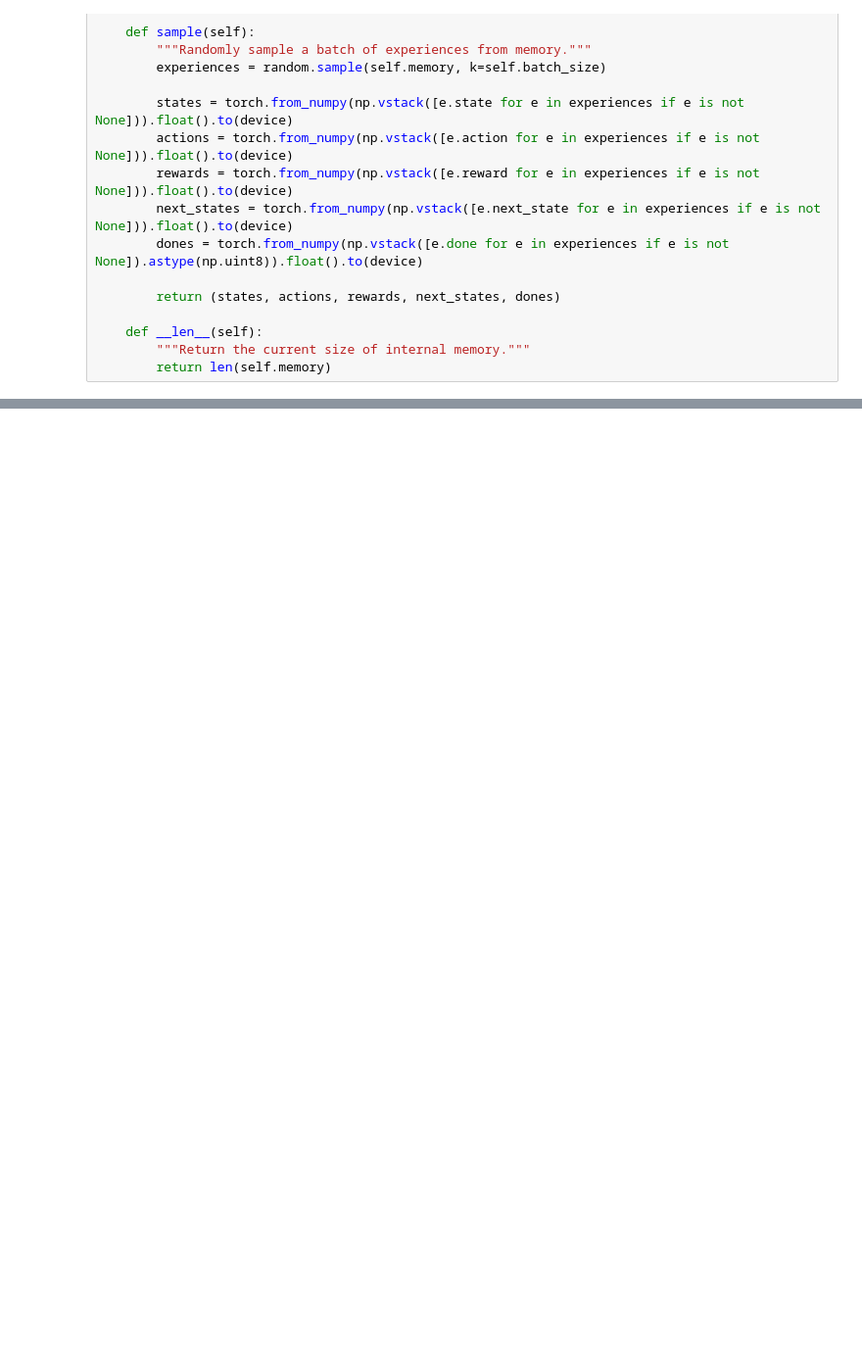
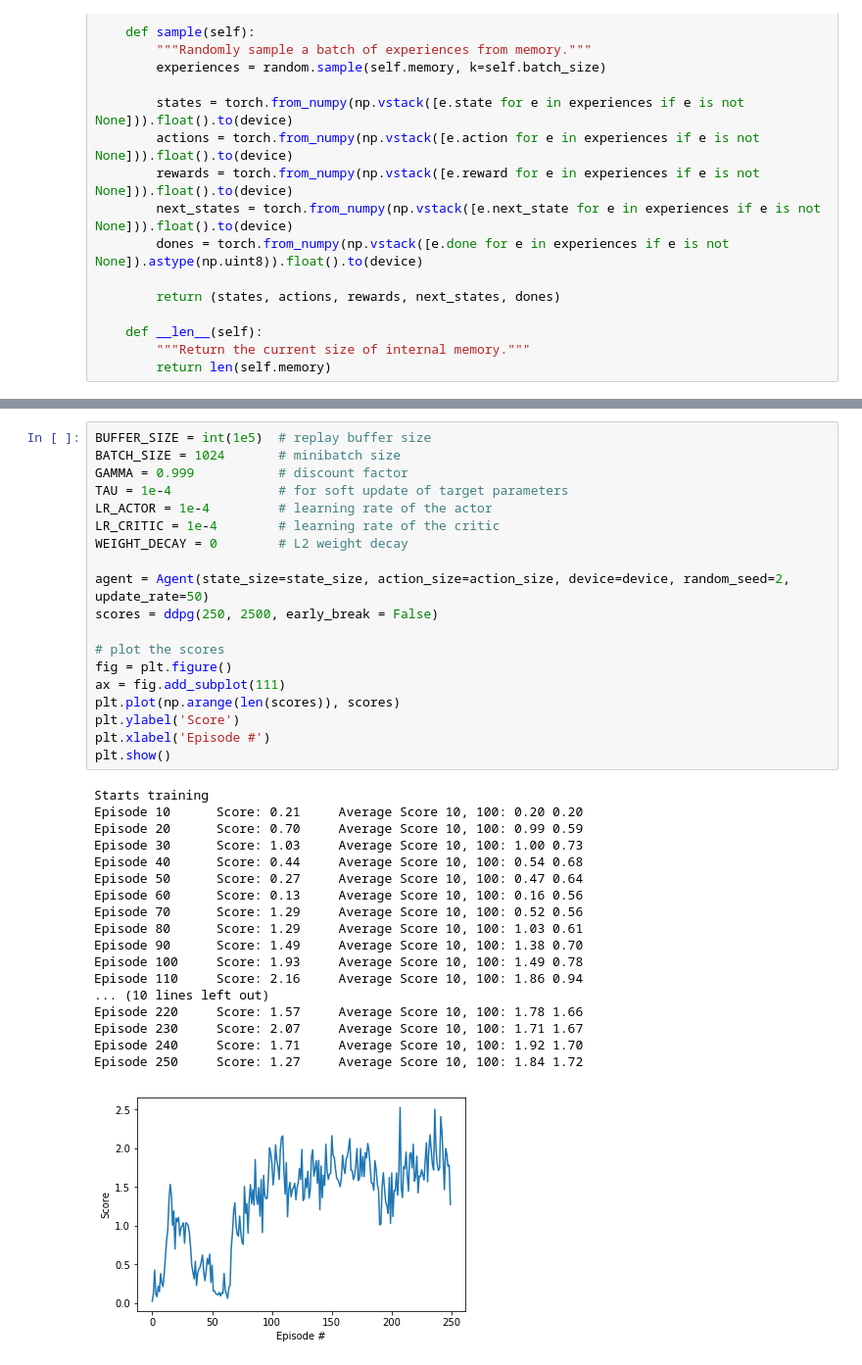
Before and after one commit to EternalSH/deep-reinforcement-learning, a Jupyter notebook: p2_continuous-control/Continuous_Control.ipynb, the cells around one changed output, grey strips where cells are left out. Shown: that part at 98% size. Drawn from its saved outputs; the diff is of its cells as text; blank space fills up the shorter version.

```diff
--- a/p2_continuous-control/Continuous_Control.ipynb
+++ b/p2_continuous-control/Continuous_Control.ipynb
@@ -533,0 +549,38 @@ plt.show()
+# %%
+BUFFER_SIZE = int(1e5)  # replay buffer size
+BATCH_SIZE = 1024       # minibatch size
+GAMMA = 0.999           # discount factor
+TAU = 1e-4              # for soft update of target parameters
+LR_ACTOR = 1e-4         # learning rate of the actor
+LR_CRITIC = 1e-4        # learning rate of the critic
+WEIGHT_DECAY = 0        # L2 weight decay
+
+agent = Agent(state_size=state_size, action_size=action_size, device=device, random_seed=2, update_rate=50)
+scores = ddpg(250, 2500, early_break = False)
+
+# plot the scores
+fig = plt.figure()
+ax = fig.add_subplot(111)
+plt.plot(np.arange(len(scores)), scores)
+plt.ylabel('Score')
+plt.xlabel('Episode #')
+plt.show()
+# %% [output]
+Starts training
+Episode 10      Score: 0.21     Average Score 10, 100: 0.20 0.20
+Episode 20      Score: 0.70     Average Score 10, 100: 0.99 0.59
+Episode 30      Score: 1.03     Average Score 10, 100: 1.00 0.73
+Episode 40      Score: 0.44     Average Score 10, 100: 0.54 0.68
+Episode 50      Score: 0.27     Average Score 10, 100: 0.47 0.64
+Episode 60      Score: 0.13     Average Score 10, 100: 0.16 0.56
+Episode 70      Score: 1.29     Average Score 10, 100: 0.52 0.56
+Episode 80      Score: 1.29     Average Score 10, 100: 1.03 0.61
+Episode 90      Score: 1.49     Average Score 10, 100: 1.38 0.70
+Episode 100     Score: 1.93     Average Score 10, 100: 1.49 0.78
+Episode 110     Score: 2.16     Average Score 10, 100: 1.86 0.94
+... (10 lines left out)
+Episode 220     Score: 1.57     Average Score 10, 100: 1.78 1.66
+Episode 230     Score: 2.07     Average Score 10, 100: 1.71 1.67
+Episode 240     Score: 1.71     Average Score 10, 100: 1.92 1.70
+Episode 250     Score: 1.27     Average Score 10, 100: 1.84 1.72
+[figure, added]
```
Also changed, not shown: parts of 31 cells of this notebook, 2 other files.
